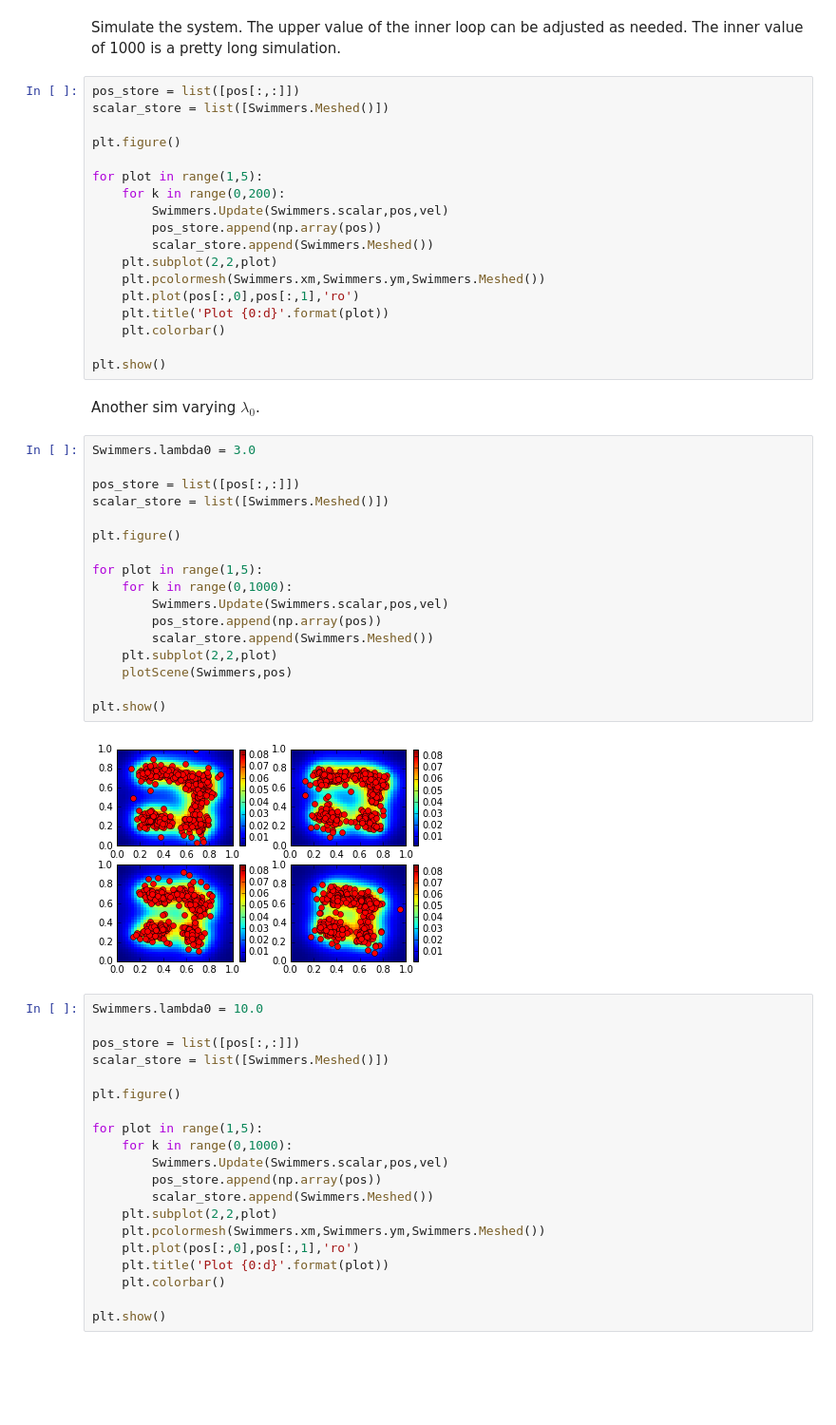
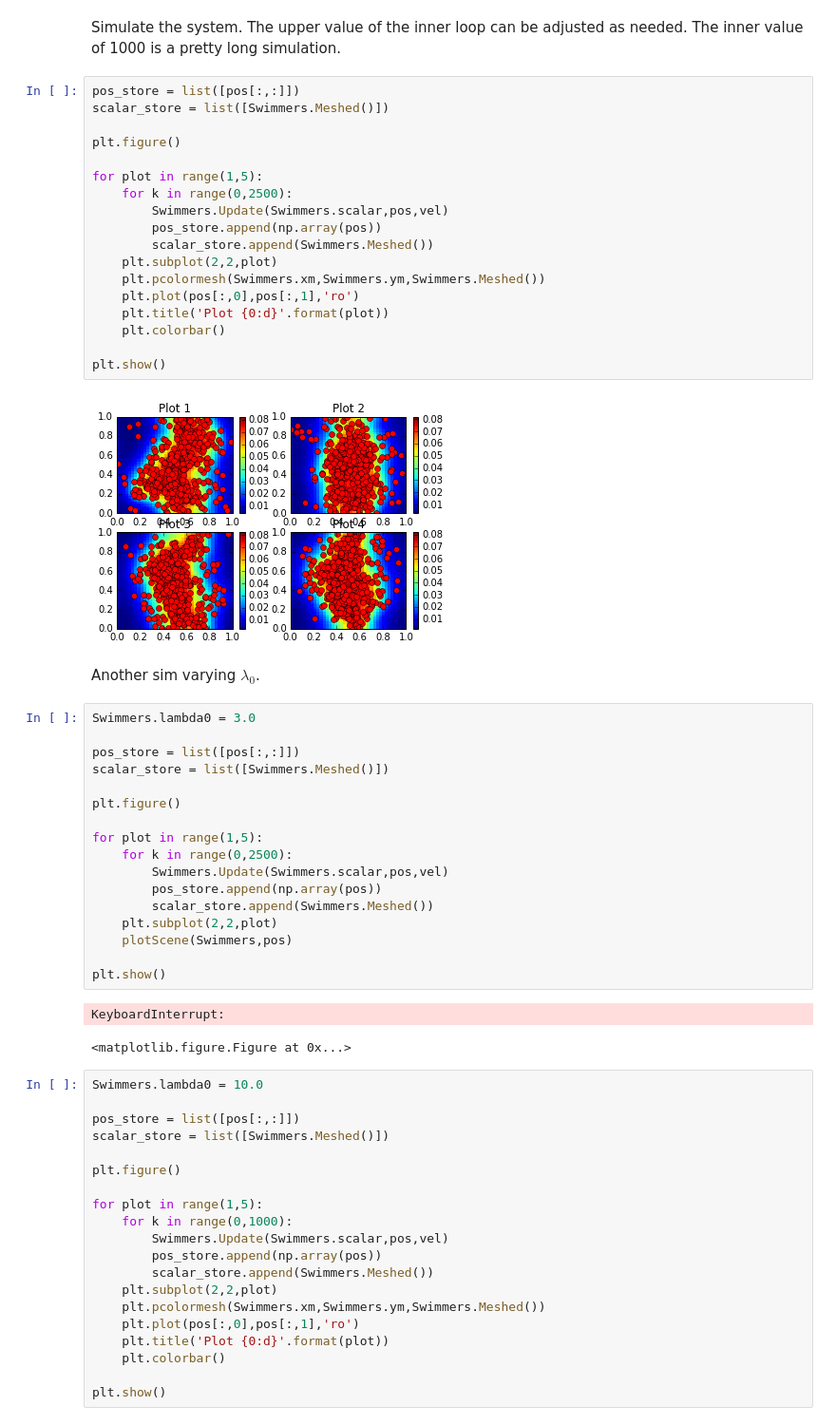
Before and after one commit to Louminator/Plankton_Signal_RT, a Jupyter notebook: LouNBs/Experiment1.ipynb, the cells around one changed output. Shown at 95% size. Saved outputs shown, nothing was run; the diff lists cells and outputs as text; blank space fills up the shorter version.

```diff
--- a/LouNBs/Experiment1.ipynb
+++ b/LouNBs/Experiment1.ipynb
@@ -85,21 +85,23 @@ Simulate the system.  The upper value of the inner loop can be adjusted as neede
 # %%
 pos_store = list([pos[:,:]])
 scalar_store = list([Swimmers.Meshed()])
 
 plt.figure()
 
 for plot in range(1,5):
-    for k in range(0,200):
+    for k in range(0,2500):
         Swimmers.Update(Swimmers.scalar,pos,vel)
         pos_store.append(np.array(pos))
         scalar_store.append(Swimmers.Meshed())
     plt.subplot(2,2,plot)
     plt.pcolormesh(Swimmers.xm,Swimmers.ym,Swimmers.Meshed())
     plt.plot(pos[:,0],pos[:,1],'ro')
     plt.title('Plot {0:d}'.format(plot))
     plt.colorbar()
 
 plt.show()
+# %% [output]
+[figure, added]
 # %% [markdown]
 Another sim varying $\lambda_0$.
 # %%
@@ -111,7 +113,7 @@ scalar_store = list([Swimmers.Meshed()])
 plt.figure()
 
 for plot in range(1,5):
-    for k in range(0,1000):
+    for k in range(0,2500):
         Swimmers.Update(Swimmers.scalar,pos,vel)
         pos_store.append(np.array(pos))
         scalar_store.append(Swimmers.Meshed())
@@ -120,7 +122,8 @@ for plot in range(1,5):
 
 plt.show()
 # %% [output]
-[figure, removed]
+KeyboardInterrupt:
+<matplotlib.figure.Figure at 0x...>
 # %%
 Swimmers.lambda0 = 10.0
 
```
Also changed, not shown: parts of 1 cell of this notebook, 3 other files.
